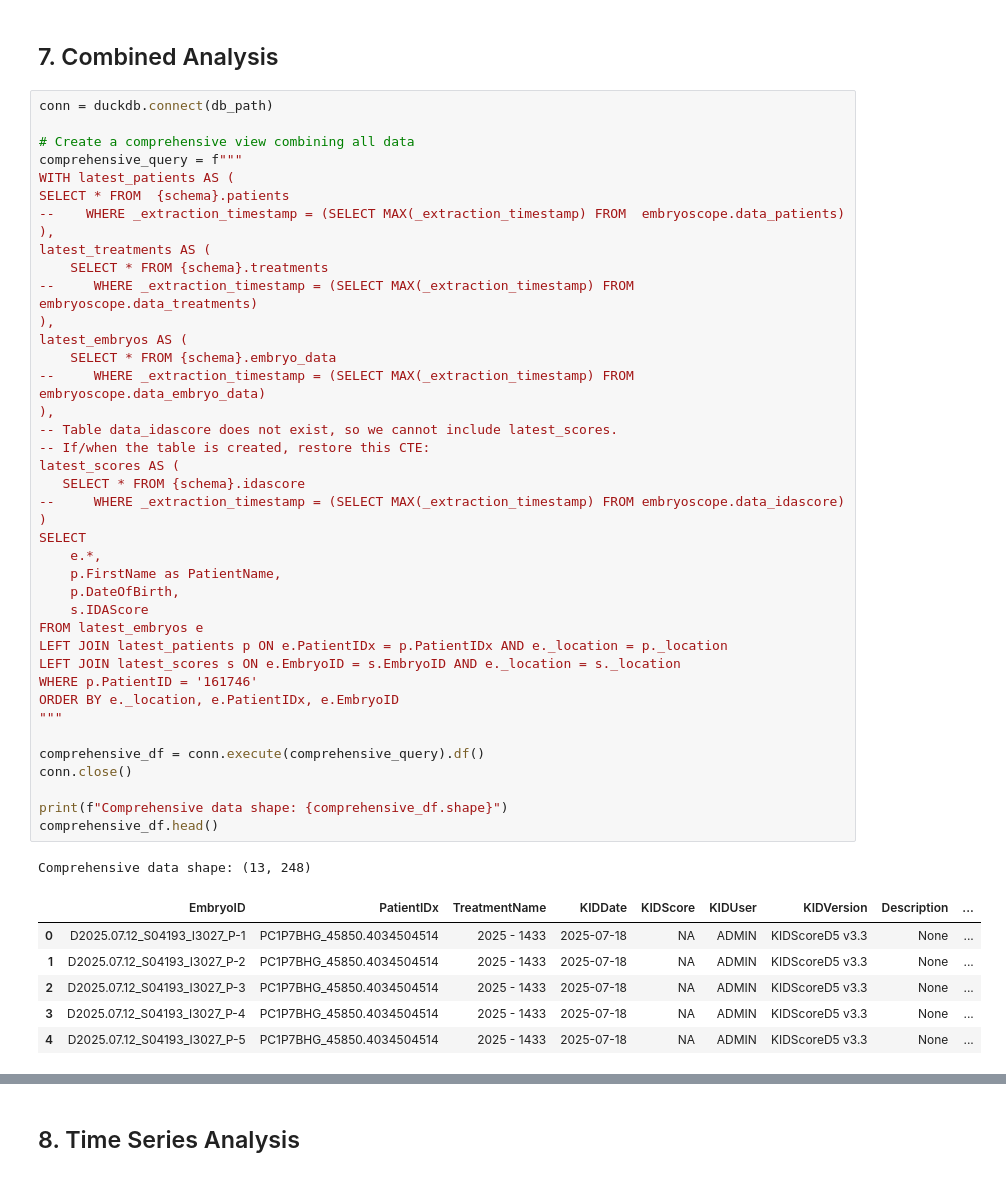
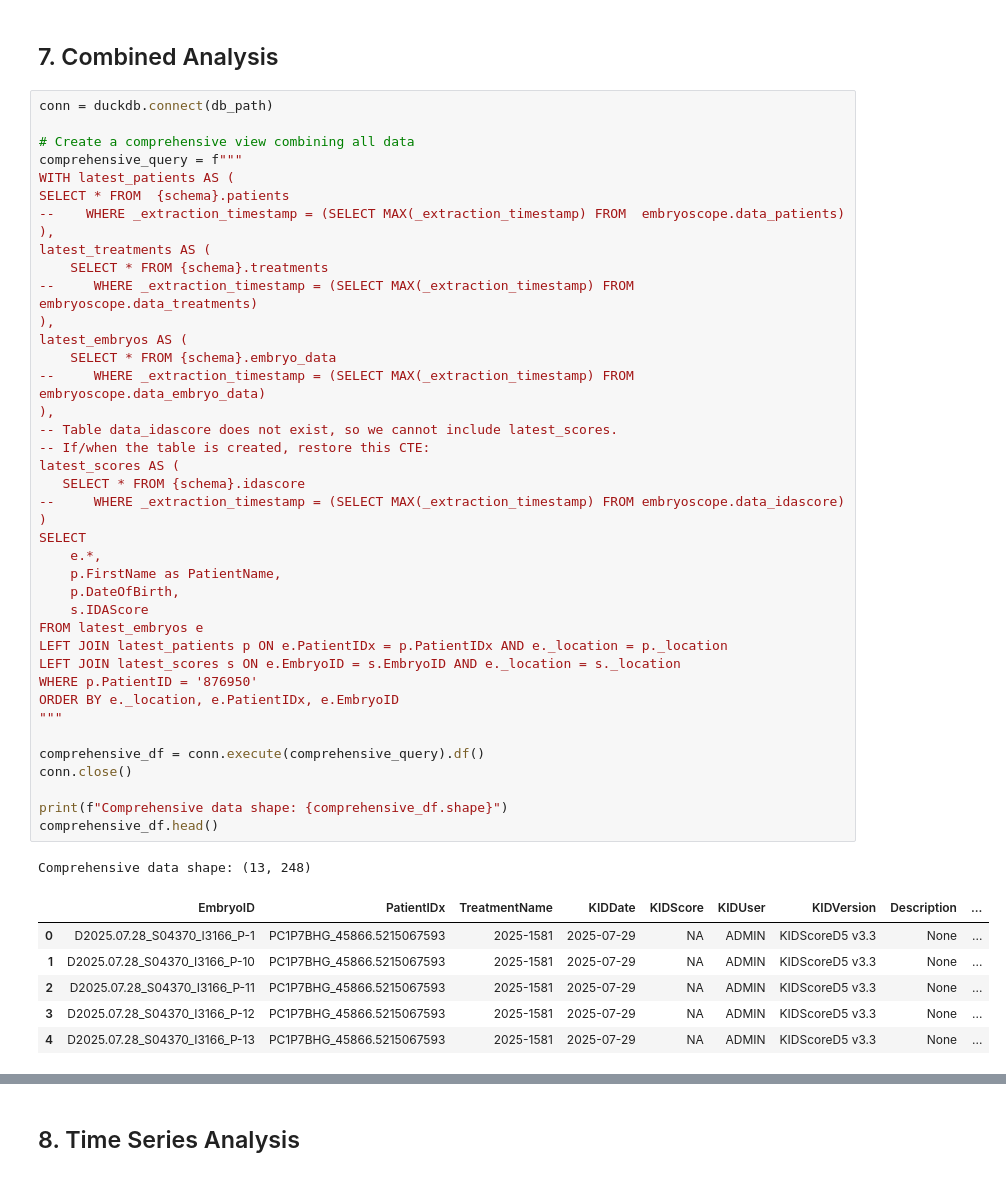
Before and after one commit to bobbypestana/embryoscope-extraction, a Jupyter notebook: embryoscope/exploration/explore_embryoscope_data.ipynb, the cells around one changed output, grey strips where cells are left out. Cells and saved outputs as stored; diff of their text form.

```diff
--- a/embryoscope/exploration/explore_embryoscope_data.ipynb
+++ b/embryoscope/exploration/explore_embryoscope_data.ipynb
@@ -421,39 +421,39 @@ latest_treatments AS (
 ),
 latest_embryos AS (
     SELECT * FROM {schema}.embryo_data
 --     WHERE _extraction_timestamp = (SELECT MAX(_extraction_timestamp) FROM embryoscope.data_embryo_data)
 ),
 -- Table data_idascore does not exist, so we cannot include latest_scores.
 -- If/when the table is created, restore this CTE:
 latest_scores AS (
    SELECT * FROM {schema}.idascore
 --     WHERE _extraction_timestamp = (SELECT MAX(_extraction_timestamp) FROM embryoscope.data_idascore)
 )
 SELECT
     e.*,
     p.FirstName as PatientName,
     p.DateOfBirth,
     s.IDAScore
 FROM latest_embryos e
 LEFT JOIN latest_patients p ON e.PatientIDx = p.PatientIDx AND e._location = p._location
 LEFT JOIN latest_scores s ON e.EmbryoID = s.EmbryoID AND e._location = s._location
-WHERE p.PatientID = '161746'
+WHERE p.PatientID = '876950'
 ORDER BY e._location, e.PatientIDx, e.EmbryoID
 """
 
 comprehensive_df = conn.execute(comprehensive_query).df()
 conn.close()
 
 print(f"Comprehensive data shape: {comprehensive_df.shape}")
 comprehensive_df.head()
 # %% [output]
 Comprehensive data shape: (13, 248)
 |  | EmbryoID | PatientIDx | TreatmentName | KIDDate | KIDScore | KIDUser | KIDVersion | Description | ... |
-| 0 | D2025.07.12_S04193_I3027_P-1 | PC1P7BHG_45850.4034504514 | 2025 - 1433 | 2025-07-18 | NA | ADMIN | KIDScoreD5 v3.3 | None | ... |
-| 1 | D2025.07.12_S04193_I3027_P-2 | PC1P7BHG_45850.4034504514 | 2025 - 1433 | 2025-07-18 | NA | ADMIN | KIDScoreD5 v3.3 | None | ... |
-| 2 | D2025.07.12_S04193_I3027_P-3 | PC1P7BHG_45850.4034504514 | 2025 - 1433 | 2025-07-18 | NA | ADMIN | KIDScoreD5 v3.3 | None | ... |
-| 3 | D2025.07.12_S04193_I3027_P-4 | PC1P7BHG_45850.4034504514 | 2025 - 1433 | 2025-07-18 | NA | ADMIN | KIDScoreD5 v3.3 | None | ... |
-| 4 | D2025.07.12_S04193_I3027_P-5 | PC1P7BHG_45850.4034504514 | 2025 - 1433 | 2025-07-18 | NA | ADMIN | KIDScoreD5 v3.3 | None | ... |
+| 0 | D2025.07.28_S04370_I3166_P-1 | PC1P7BHG_45866.5215067593 | 2025-1581 | 2025-07-29 | NA | ADMIN | KIDScoreD5 v3.3 | None | ... |
+| 1 | D2025.07.28_S04370_I3166_P-10 | PC1P7BHG_45866.5215067593 | 2025-1581 | 2025-07-29 | NA | ADMIN | KIDScoreD5 v3.3 | None | ... |
+| 2 | D2025.07.28_S04370_I3166_P-11 | PC1P7BHG_45866.5215067593 | 2025-1581 | 2025-07-29 | NA | ADMIN | KIDScoreD5 v3.3 | None | ... |
+| 3 | D2025.07.28_S04370_I3166_P-12 | PC1P7BHG_45866.5215067593 | 2025-1581 | 2025-07-29 | NA | ADMIN | KIDScoreD5 v3.3 | None | ... |
+| 4 | D2025.07.28_S04370_I3166_P-13 | PC1P7BHG_45866.5215067593 | 2025-1581 | 2025-07-29 | NA | ADMIN | KIDScoreD5 v3.3 | None | ... |
 # %%
 comprehensive_df
 # %% [output]
```
Also changed, not shown: parts of 11 cells of this notebook, 19 other files.
